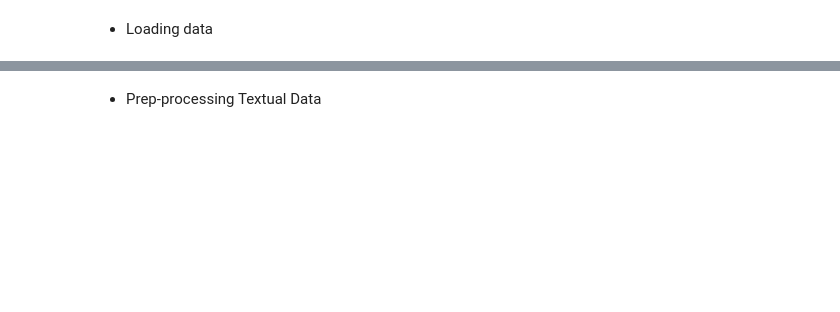
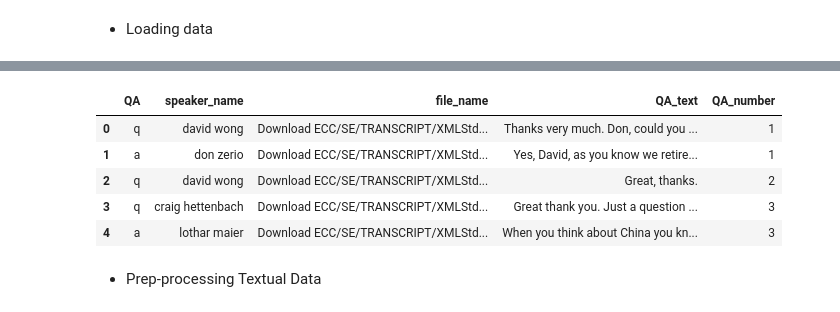
Before and after one commit to Arame-create/NLP-for-Finance, a Jupyter notebook: NLP_coursework.ipynb, the cells around one changed output, grey strips where cells are left out. Saved outputs shown, nothing was run; the diff lists cells and outputs as text; code cells hidden in the pictures; blank space fills up the shorter version.

```diff
--- a/NLP_coursework.ipynb
+++ b/NLP_coursework.ipynb
@@ -45,3 +76,12 @@ Sample_QAs = pd.read_feather("https://www.dropbox.com/scl/fi/iq4111nlmsykp2tzxk9
+# %%
+Sample_QAs.head()
+# %% [output]
+|  | QA | speaker_name | file_name | QA_text | QA_number |
+| 0 | q | david wong | Download ECC/SE/TRANSCRIPT/XMLStd... | Thanks very much. Don, could you ... | 1 |
+| 1 | a | don zerio | Download ECC/SE/TRANSCRIPT/XMLStd... | Yes, David, as you know we retire... | 1 |
+| 2 | q | david wong | Download ECC/SE/TRANSCRIPT/XMLStd... | Great, thanks. | 2 |
+| 3 | q | craig hettenbach | Download ECC/SE/TRANSCRIPT/XMLStd... | Great thank you. Just a question ... | 3 |
+| 4 | a | lothar maier | Download ECC/SE/TRANSCRIPT/XMLStd... | When you think about China you kn... | 3 |
 # %%
 # Filtering for consistency
 Sample_QAs = Sample_QAs[
```
Also changed, not shown: parts of 5 cells of this notebook.
